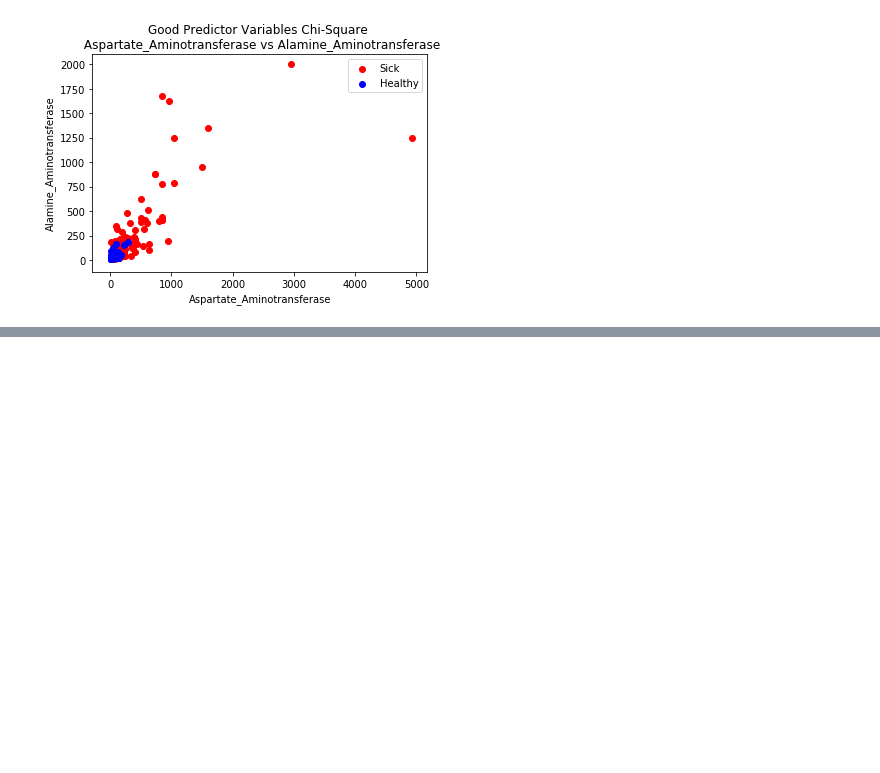
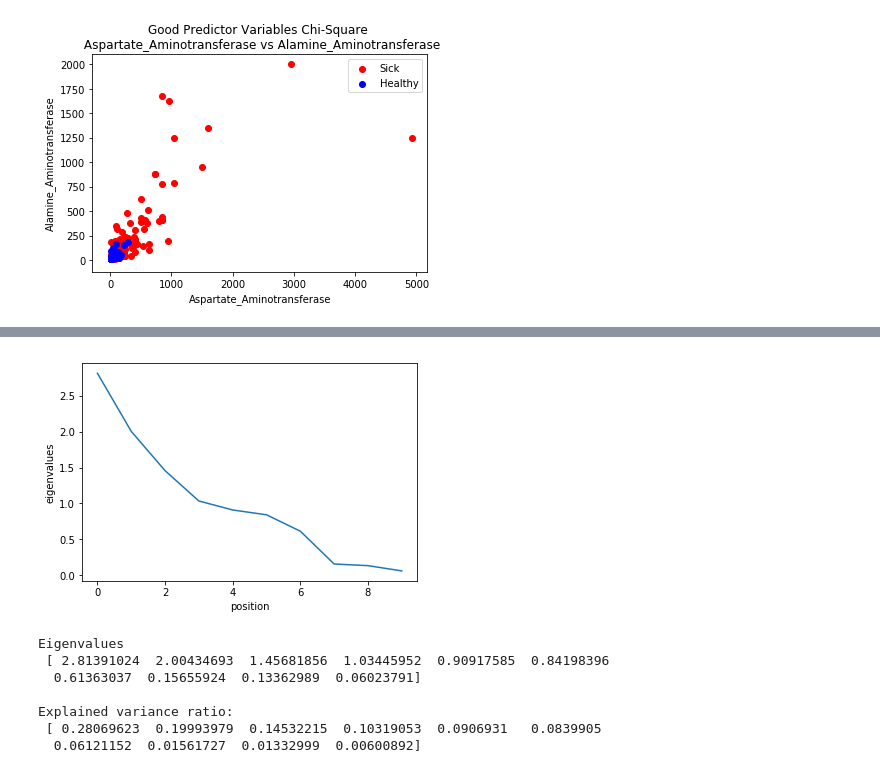
Before and after one commit to asharel/ml, a Jupyter notebook: LAB2/src/Practica2.ipynb, the cells around one changed output, grey strips where cells are left out. Cells and saved outputs as stored; diff of their text form; code cells hidden in the pictures; blank space fills up the shorter version.

```diff
--- a/LAB2/src/Practica2.ipynb
+++ b/LAB2/src/Practica2.ipynb
@@ -311,0 +308,27 @@ Total_Protiens, Albumin_and_Globulin_Ratio,
+# %%
+from sklearn.decomposition.pca import PCA
+from sklearn import preprocessing
+
+X_scaled = preprocessing.scale(train_X)
+pca = PCA()
+pca.fit(X_scaled)
+
+# Representamos los resultados de PCA
+plt.plot(pca.explained_variance_)
+plt.ylabel("eigenvalues")
+plt.xlabel("position")
+plt.show()
+print ("Eigenvalues\n",pca.explained_variance_)
+
+# # Porcentaje de varianza por cada componente
+print('\nExplained variance ratio:\n %s'
+      % str(pca.explained_variance_ratio_))
+# %% [output]
+[figure, added]
+Eigenvalues
+ [ 2.81391024  2.00434693  1.45681856  1.03445952  0.90917585  0.84198396
+  0.61363037  0.15655924  0.13362989  0.06023791]
+
+Explained variance ratio:
+ [ 0.28069623  0.19993979  0.14532215  0.10319053  0.0906931   0.0839905
+  0.06121152  0.01561727  0.01332999  0.00600892]
```
Also changed, not shown: parts of 14 cells of this notebook, 1 other file.
